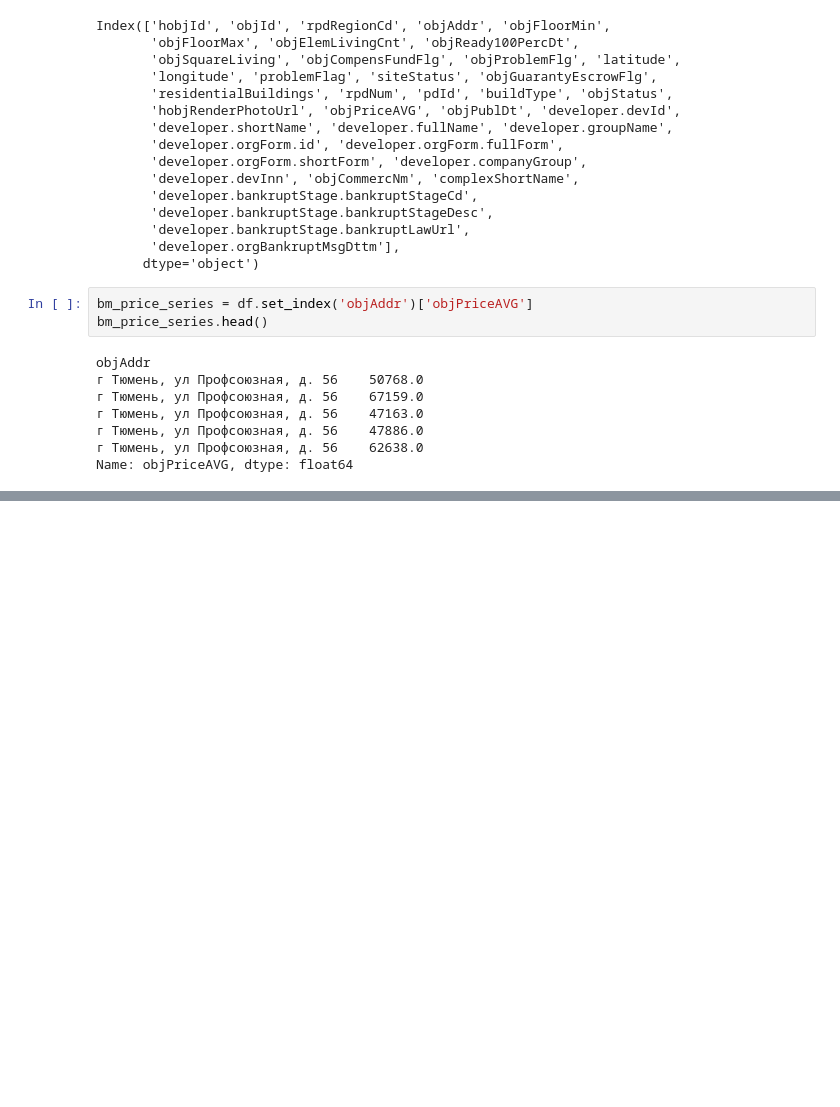
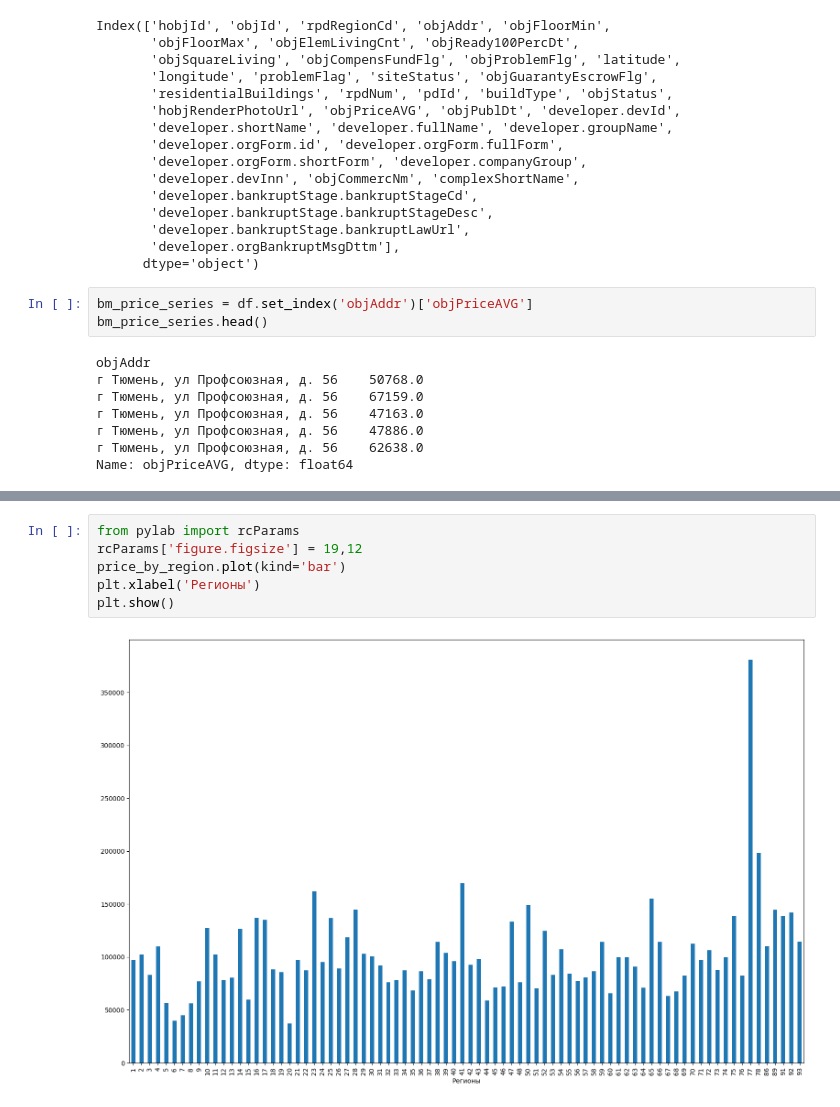
Before and after one commit to Geriys/VKirillV, a Jupyter notebook: nash_dom2-3.ipynb, the cells around one changed output, grey strips where cells are left out. Drawn from its saved outputs; the diff is of its cells as text; blank space fills up the shorter version.

```diff
--- a/nash_dom2-3.ipynb
+++ b/nash_dom2-3.ipynb
@@ -180,0 +198,8 @@ Name: objPriceAVG, dtype: float64
+# %%
+from pylab import rcParams
+rcParams['figure.figsize'] = 19,12
+price_by_region.plot(kind='bar')
+plt.xlabel('Регионы')
+plt.show()
+# %% [output]
+[figure, added]
```
Also changed, not shown: parts of 6 cells of this notebook.
